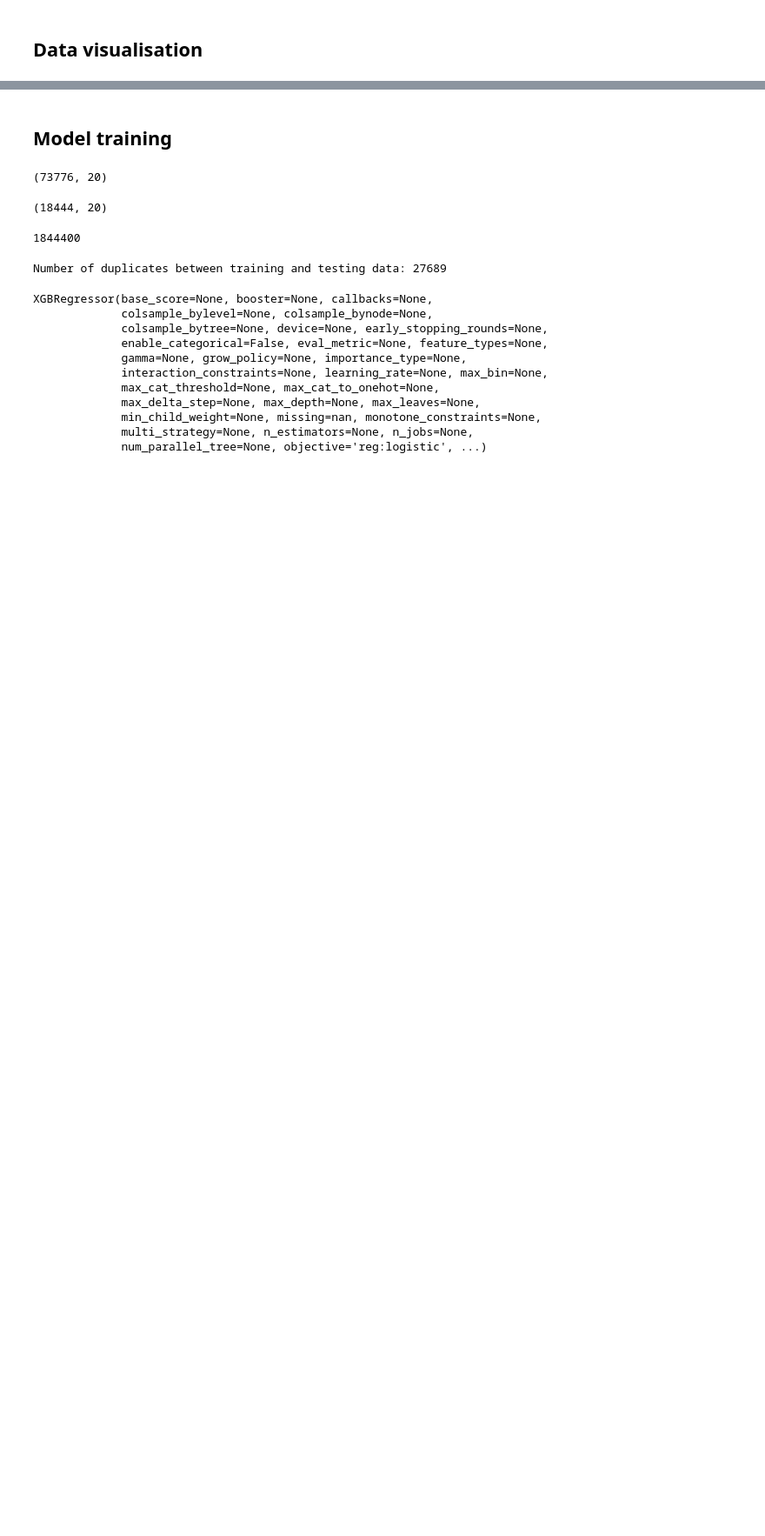
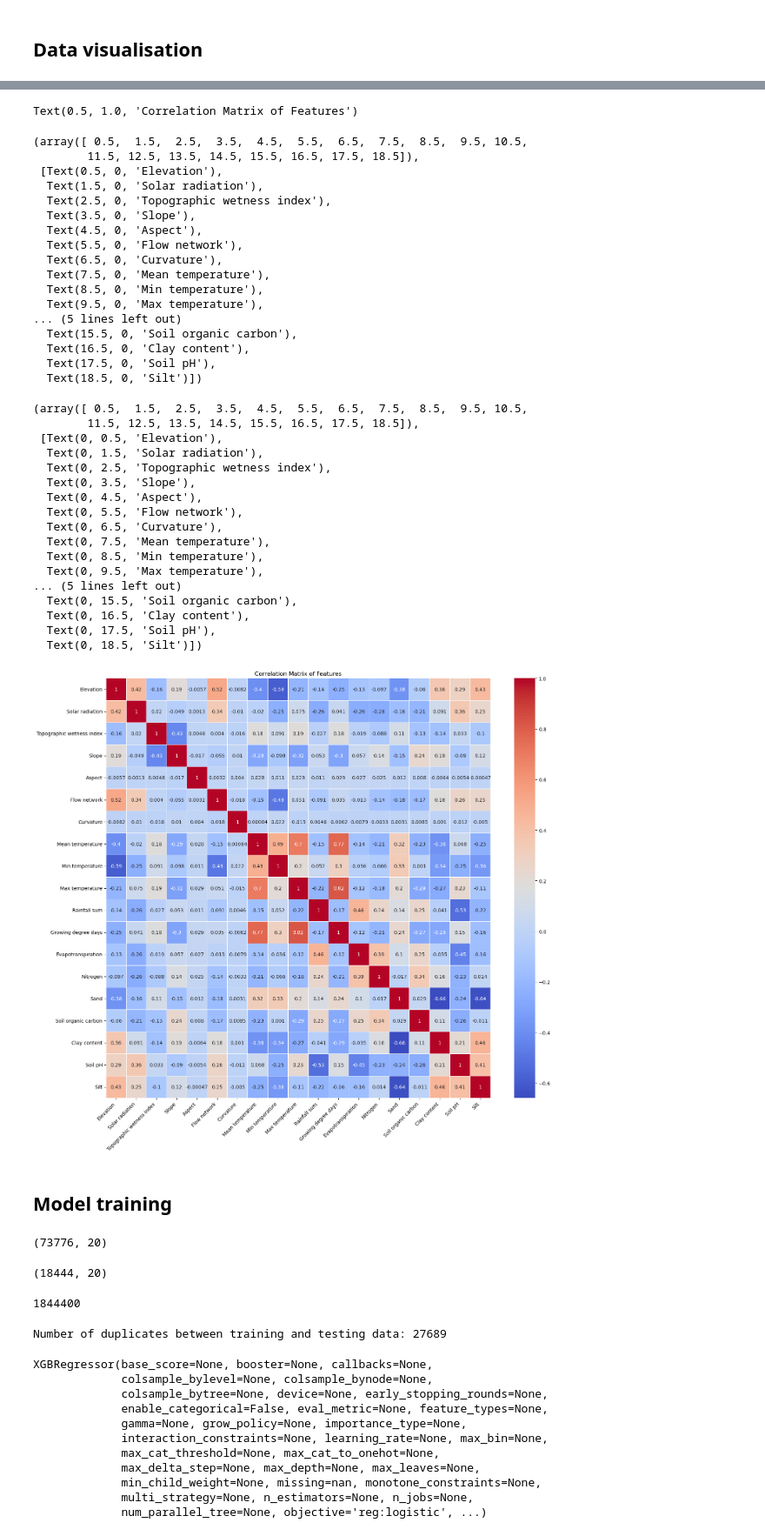
Before and after one commit to charlesmudima/vineyard-establishment-using-xgboost, a Jupyter notebook: models/xgboost-model-training-feature-seleciton.ipynb, the cells around one changed output, grey strips where cells are left out. Shown at 87% size. Saved outputs shown, nothing was run; the diff lists cells and outputs as text; code cells hidden in the pictures; blank space fills up the shorter version.

Commit message:
Updates to correlation figure

```diff
--- a/models/xgboost-model-training-feature-seleciton.ipynb
+++ b/models/xgboost-model-training-feature-seleciton.ipynb
@@ -401,6 +401,28 @@ combined_df.describe()
 # plt.xlabel('Target')
 # plt.ylabel('Count')
 # plt.show()
+# %%
+custom_names = {
+    'sudem_1000m_albers_filled_wc': 'Elevation',
+    'sudem_1000m_albers_potential_solar_rad_wh2m_wc': 'Solar radiation',
+    'sudem_1000m_albers_twi_d8_wc': 'Topographic wetness index',
+    'sudem_1000m_albers_slope_degree_wc': 'Slope',
+    'sudem_1000m_albers_aspect_wc': 'Aspect',
+    'sudem_1000m_albers_flow_network_wc': 'Flow network',
+    'sudem_1000m_albers_curvature_wc': 'Curvature',
+    'composite_temp_mean_1000m_albers_k30_wc': 'Mean temperature',
+    'composite_temp_min_1000m_albers_k30_wc': 'Min temperature',
+    'composite_temp_max_1000m_albers_k30_wc': 'Max temperature',
+    'composite_rainfall_sum_1000m_albers_k30_wc': 'Rainfall sum',
+    'composite_gdd_grapes_1000m_albers_wc': 'Growing degree days',
+    'composite_AETI_1000m_albers_wc': 'Evapotranspiration',
+    'nitrogen_15_to_30cm_1000m_albers_wc': 'Nitrogen',
+    'sand_15_to_30cm_1000m_albers_wc': 'Sand',
+    'soc_15_to_30cm_1000m_albers_wc': 'Soil organic carbon',
+    'clay_content_15_to_30cm_1000m_albers_wc': 'Clay content',
+    'soil_ph_15_to_30cm_1000m_albers_wc': 'Soil pH',
+    'silt_15_to_30cm_1000m_albers_wc': 'Silt'
+}
 # %%
 # Correlation matrix of features
 
@@ -408,7 +430,10 @@ combined_df.describe()
 columns_to_drop = ['suitability', 'OID_', 'POINT_X', 'POINT_Y']
 features = combined_df.drop(columns=columns_to_drop)
 
-plt.figure(figsize=(20, 16))
+# Rename the columns
+features = features.rename(columns=custom_names)
+
+plt.figure(figsize=(16, 14))
 correlation_matrix = features.corr(method='kendall')
 sns.heatmap(correlation_matrix, annot=True, cmap='coolwarm', linewidths=0.5)
 plt.title('Correlation Matrix of Features')
@@ -416,3 +441,4 @@ plt.xticks(rotation=45, ha='right')
 plt.yticks(rotation=0)
 plt.tight_layout()
 plt.show()
+# %% [output]
@@ -419,3 +447,39 @@ plt.show()
+Text(0.5, 1.0, 'Correlation Matrix of Features')
+(array([ 0.5,  1.5,  2.5,  3.5,  4.5,  5.5,  6.5,  7.5,  8.5,  9.5, 10.5,
+        11.5, 12.5, 13.5, 14.5, 15.5, 16.5, 17.5, 18.5]),
+ [Text(0.5, 0, 'Elevation'),
+  Text(1.5, 0, 'Solar radiation'),
+  Text(2.5, 0, 'Topographic wetness index'),
+  Text(3.5, 0, 'Slope'),
+  Text(4.5, 0, 'Aspect'),
+  Text(5.5, 0, 'Flow network'),
+  Text(6.5, 0, 'Curvature'),
+  Text(7.5, 0, 'Mean temperature'),
+  Text(8.5, 0, 'Min temperature'),
+  Text(9.5, 0, 'Max temperature'),
+... (5 lines left out)
+  Text(15.5, 0, 'Soil organic carbon'),
+  Text(16.5, 0, 'Clay content'),
+  Text(17.5, 0, 'Soil pH'),
+  Text(18.5, 0, 'Silt')])
+(array([ 0.5,  1.5,  2.5,  3.5,  4.5,  5.5,  6.5,  7.5,  8.5,  9.5, 10.5,
+        11.5, 12.5, 13.5, 14.5, 15.5, 16.5, 17.5, 18.5]),
+ [Text(0, 0.5, 'Elevation'),
+  Text(0, 1.5, 'Solar radiation'),
+  Text(0, 2.5, 'Topographic wetness index'),
+  Text(0, 3.5, 'Slope'),
+  Text(0, 4.5, 'Aspect'),
+  Text(0, 5.5, 'Flow network'),
+  Text(0, 6.5, 'Curvature'),
+  Text(0, 7.5, 'Mean temperature'),
+  Text(0, 8.5, 'Min temperature'),
+  Text(0, 9.5, 'Max temperature'),
+... (5 lines left out)
+  Text(0, 15.5, 'Soil organic carbon'),
+  Text(0, 16.5, 'Clay content'),
+  Text(0, 17.5, 'Soil pH'),
+  Text(0, 18.5, 'Silt')])
+[figure, added]
 # %%
 # Distribution of each feature
 plt.figure(figsize=(15, 10))
```
Also changed, not shown: parts of 1 cell of this notebook.
